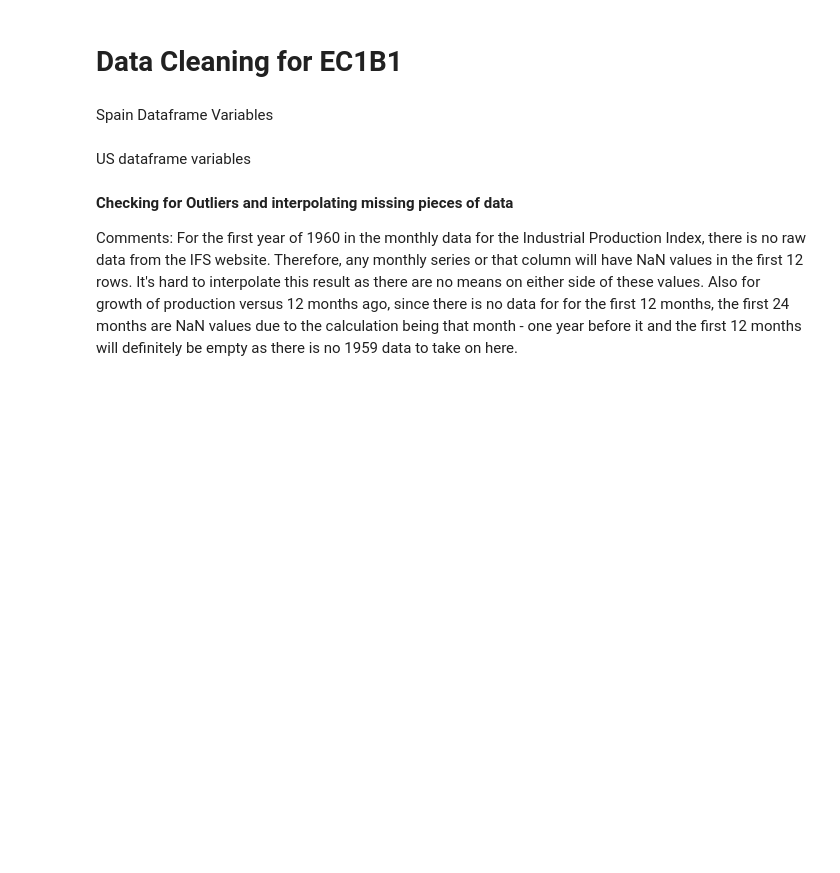
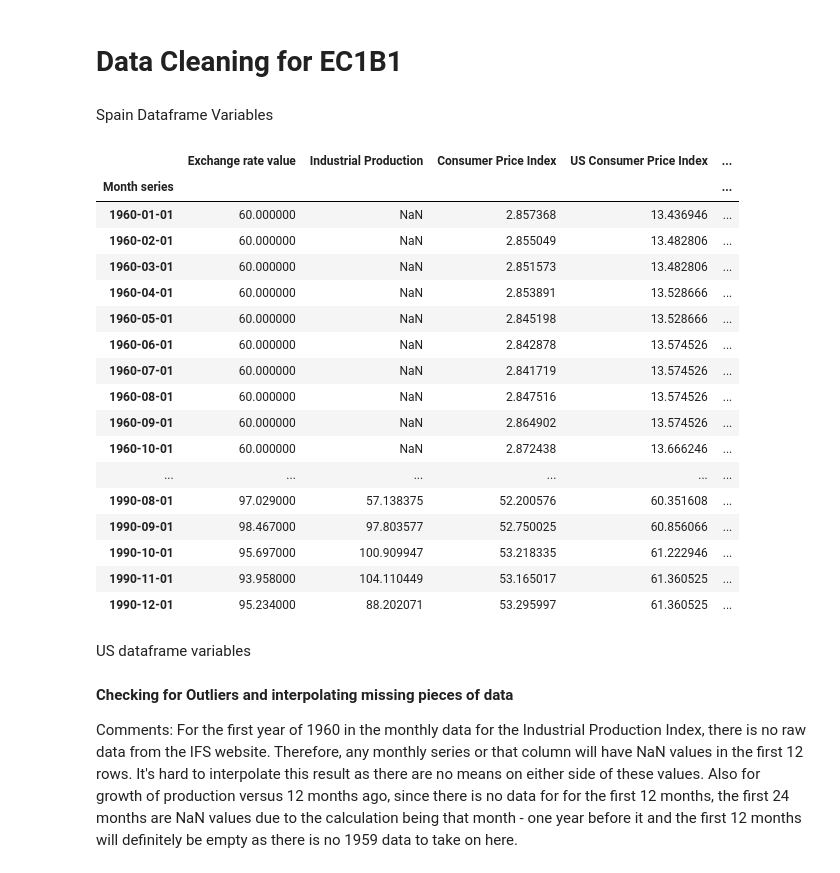
Before and after one commit to Josh-Yg/Macro-Pythonwork, a Jupyter notebook: Data Cleaning.ipynb, the cells around one changed output. Drawn from its saved outputs; the diff is of its cells as text; code cells hidden in the pictures; blank space fills up the shorter version.

```diff
--- a/Data Cleaning.ipynb
+++ b/Data Cleaning.ipynb
@@ -71,17 +71,37 @@ df_month_series
 # %%
 #Spain variables continue being defined over here with the growth in production versus 12 months ago
 # First 12 months have no data as the first 12 months don't have values and the last 12 by virtue of not having a next year after 1990.
 # Calculated by shifting down the column by 12 rows and then minusing it from the original position.
 df_month_series['Growth in Production versus 12 months ago'] = (df_month_series['Industrial Production']\
       - df_month_series['Industrial Production'].shift(12)) / df_month_series['Industrial Production'].shift(12) * 100
 Growth_in_production_versus_12_months_ago = df_month_series['Growth in Production versus 12 months ago']
 # Calculated variable of index value of international reserves with 1960 as the Jan as the base
 df_month_series['Index of value of international reserves'] = df_month_series['International Reserves']\
         / df_month_series['International Reserves'][0] * 100
 Index_of_value_of_international_reserves = df_month_series['Index of value of international reserves']
 df_month_series['Growth in Production versus 12 months ago %'] = (df_month_series['Industrial Production']\
       - df_month_series['Industrial Production'].shift(12)) / df_month_series['Industrial Production'].shift(12) * 100
 Growth_in_production_versus_12_months_ago_percent = df_month_series['Growth in Production versus 12 months ago %']
+df_month_series
+# %% [output]
+|  | Exchange rate value | Industrial Production | Consumer Price Index | US Consumer Price Index | ... |
+| Month series |  |  |  |  | ... |
+| 1960-01-01 | 60.000000 | NaN | 2.857368 | 13.436946 | ... |
+| 1960-02-01 | 60.000000 | NaN | 2.855049 | 13.482806 | ... |
+| 1960-03-01 | 60.000000 | NaN | 2.851573 | 13.482806 | ... |
+| 1960-04-01 | 60.000000 | NaN | 2.853891 | 13.528666 | ... |
+| 1960-05-01 | 60.000000 | NaN | 2.845198 | 13.528666 | ... |
+| 1960-06-01 | 60.000000 | NaN | 2.842878 | 13.574526 | ... |
+| 1960-07-01 | 60.000000 | NaN | 2.841719 | 13.574526 | ... |
+| 1960-08-01 | 60.000000 | NaN | 2.847516 | 13.574526 | ... |
+| 1960-09-01 | 60.000000 | NaN | 2.864902 | 13.574526 | ... |
+| 1960-10-01 | 60.000000 | NaN | 2.872438 | 13.666246 | ... |
+| ... | ... | ... | ... | ... | ... |
+| 1990-08-01 | 97.029000 | 57.138375 | 52.200576 | 60.351608 | ... |
+| 1990-09-01 | 98.467000 | 97.803577 | 52.750025 | 60.856066 | ... |
+| 1990-10-01 | 95.697000 | 100.909947 | 53.218335 | 61.222946 | ... |
+| 1990-11-01 | 93.958000 | 104.110449 | 53.165017 | 61.360525 | ... |
+| 1990-12-01 | 95.234000 | 88.202071 | 53.295997 | 61.360525 | ... |
 # %% [markdown]
 US dataframe variables
 # %%
```
Also changed, not shown: parts of 1 cell of this notebook.
